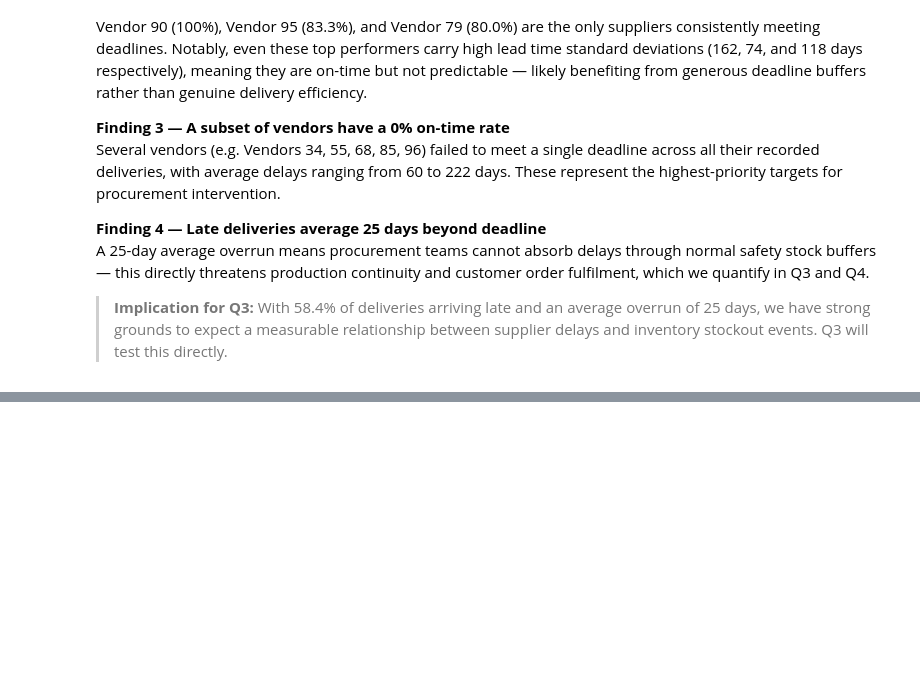
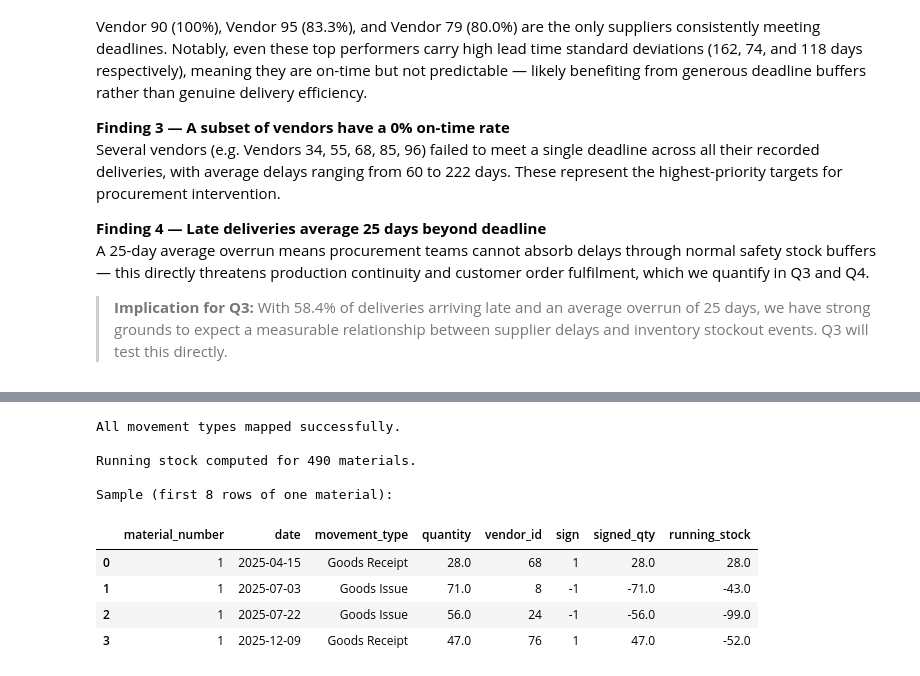
Before and after one commit to Muhammad-Umer-Riaz/data-analyst-portfolio, a Jupyter notebook: Supplier_Performance_Analysis/supplier_performance_analysis.ipynb, the cells around one changed output, grey strips where cells are left out. Saved outputs shown, nothing was run; the diff lists cells and outputs as text; code cells hidden in the pictures; blank space fills up the shorter version.

```diff
--- a/Supplier_Performance_Analysis/supplier_performance_analysis.ipynb
+++ b/Supplier_Performance_Analysis/supplier_performance_analysis.ipynb
@@ -671,0 +721,40 @@ A 25-day average overrun means procurement teams cannot absorb delays through no
+# %%
+# ── Assign directional sign to each movement ─────────────────────────────────
+# Goods Receipt = stock coming IN  → positive
+# Goods Issue   = stock going OUT  → negative
+movement_sign = {
+    'Goods Receipt': +1,
+    'Goods Issue':   -1,
+}
+
+df_mov['sign']       = df_mov['movement_type'].map(movement_sign)
+df_mov['signed_qty'] = df_mov['sign'] * df_mov['quantity']
+
+# Sanity check — flag any movement types not in our map
+unmapped = df_mov[df_mov['sign'].isna()]['movement_type'].unique()
+if len(unmapped) > 0:
+    print(f"WARNING: unmapped movement types found: {unmapped}")
+else:
+    print("All movement types mapped successfully.")
+
+# ── Compute running stock per material ────────────────────────────────────────
+df_mov = df_mov.sort_values(['material_number', 'date']).reset_index(drop=True)
+df_mov['running_stock'] = (
+    df_mov.groupby('material_number')['signed_qty']
+          .cumsum()
+)
+
+print(f"\nRunning stock computed for {df_mov['material_number'].nunique():,} materials.")
+print(f"\nSample (first 8 rows of one material):")
+display(df_mov[df_mov['material_number'] == df_mov['material_number'].iloc[0]].head(8))
+# %% [output]
+All movement types mapped successfully.
+
+Running stock computed for 490 materials.
+
+Sample (first 8 rows of one material):
+|  | material_number | date | movement_type | quantity | vendor_id | sign | signed_qty | running_stock |
+| 0 | 1 | 2025-04-15 | Goods Receipt | 28.0 | 68 | 1 | 28.0 | 28.0 |
+| 1 | 1 | 2025-07-03 | Goods Issue | 71.0 | 8 | -1 | -71.0 | -43.0 |
+| 2 | 1 | 2025-07-22 | Goods Issue | 56.0 | 24 | -1 | -56.0 | -99.0 |
+| 3 | 1 | 2025-12-09 | Goods Receipt | 47.0 | 76 | 1 | 47.0 | -52.0 |
```
Also changed, not shown: parts of 25 cells of this notebook.
